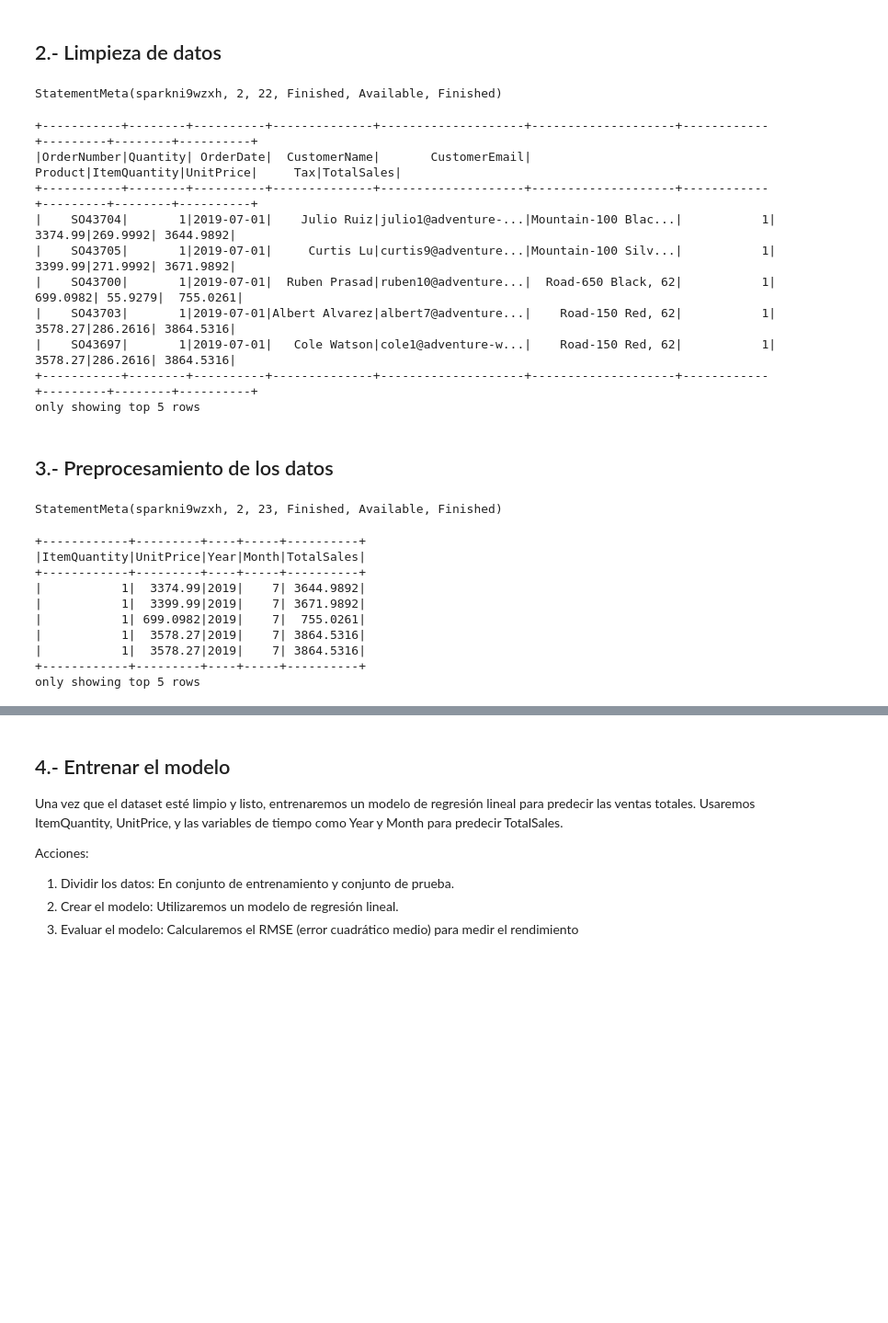
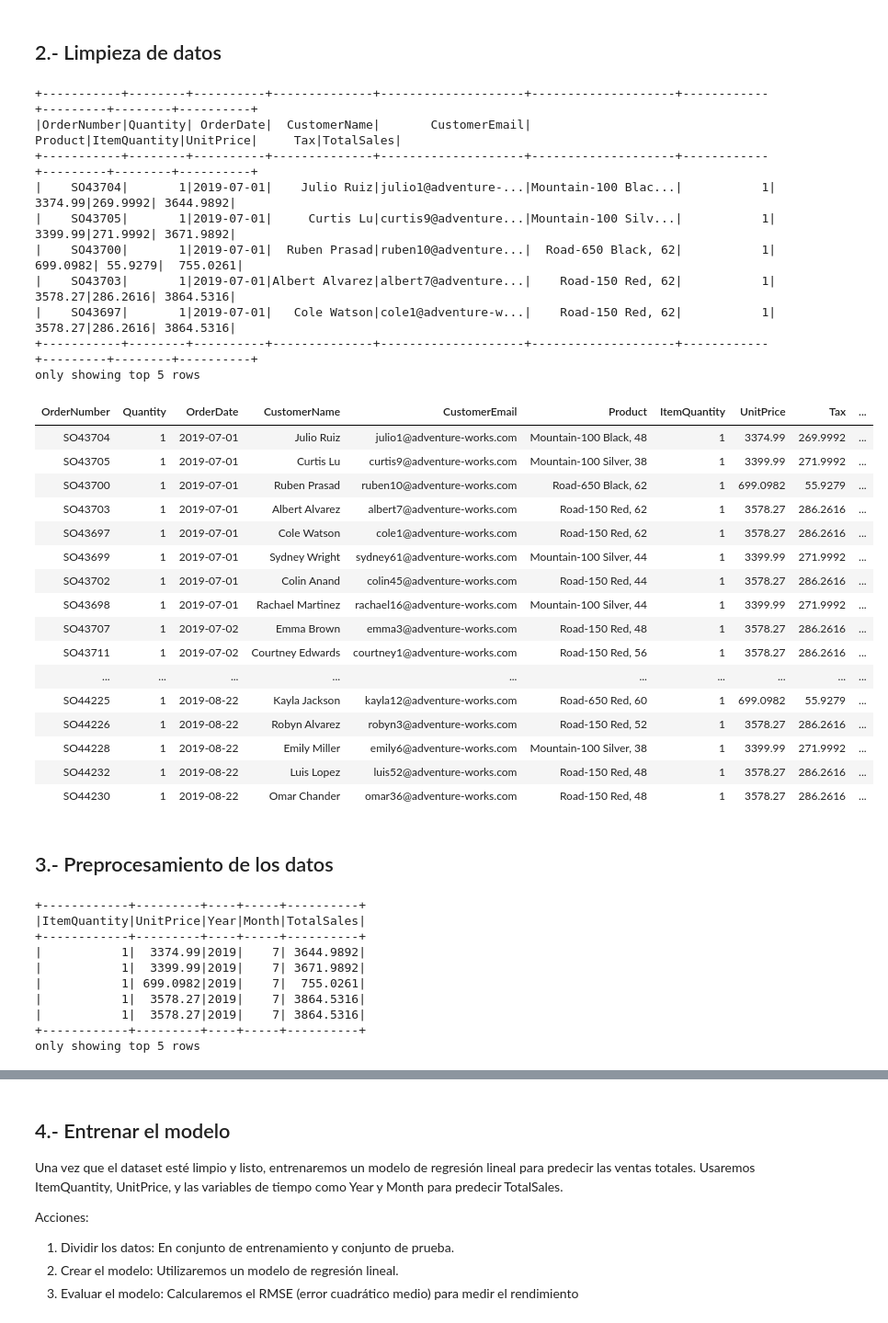
Before and after one commit to carlosalonso99-tajamar/azure-databricks-etl-enviroment, a Jupyter notebook: training-model-databricks.ipynb, the cells around one changed output, grey strips where cells are left out. Shown at 92% size. Saved outputs shown, nothing was run; the diff lists cells and outputs as text; code cells hidden in the pictures; blank space fills up the shorter version.

```diff
--- a/training-model-databricks.ipynb
+++ b/training-model-databricks.ipynb
@@ -7,11 +7,11 @@
 column_names = ["OrderNumber", "Quantity", "OrderDate", "CustomerName", "CustomerEmail", "Product", "ItemQuantity", "UnitPrice", "Tax"]
 # Cargar los datos desde Azure Data Lake Storage o tu contenedor de Synapse
 
-df = ### Aqui cargar df de csv2019
+df = df1 = spark.read.format("csv").option("header", "true").load("dbfs:/FileStore/shared_uploads/carlos.alonso@tajamar365.com/2019.csv")
 
 # Asignar los nombres de columnas correctos
 df = df.toDF(*column_names)
 
 # Mostrar los primeros datos con las columnas correctas
-df.show(5)
+display(df)
 # %% [output]
@@ -31,24 +39,41 @@ only showing top 5 rows
 # %%
 # Convertir fecha a formato adecuado
 df = df.withColumn("OrderDate", df["OrderDate"].cast("date"))
 
 # Crear la columna TotalSales
 from pyspark.sql.functions import col, expr
 
 df = df.withColumn("TotalSales", (col("ItemQuantity") * col("UnitPrice")) + col("Tax"))
 df.show(5)
+display(df)
 # %% [output]
-StatementMeta(sparkni9wzxh, 2, 22, Finished, Available, Finished)
++-----------+--------+----------+--------------+--------------------+--------------------+------------+---------+--------+----------+
+|OrderNumber|Quantity| OrderDate|  CustomerName|       CustomerEmail|             Product|ItemQuantity|UnitPrice|     Tax|TotalSales|
++-----------+--------+----------+--------------+--------------------+--------------------+------------+---------+--------+----------+
+|    SO43704|       1|2019-07-01|    Julio Ruiz|julio1@adventure-...|Mountain-100 Blac...|           1|  3374.99|269.9992| 3644.9892|
+|    SO43705|       1|2019-07-01|     Curtis Lu|curtis9@adventure...|Mountain-100 Silv...|           1|  3399.99|271.9992| 3671.9892|
+|    SO43700|       1|2019-07-01|  Ruben Prasad|ruben10@adventure...|  Road-650 Black, 62|           1| 699.0982| 55.9279|  755.0261|
+|    SO43703|       1|2019-07-01|Albert Alvarez|albert7@adventure...|    Road-150 Red, 62|           1|  3578.27|286.2616| 3864.5316|
+|    SO43697|       1|2019-07-01|   Cole Watson|cole1@adventure-w...|    Road-150 Red, 62|           1|  3578.27|286.2616| 3864.5316|
++-----------+--------+----------+--------------+--------------------+--------------------+------------+---------+--------+----------+
+only showing top 5 rows
-+-----------+--------+----------+--------------+--------------------+--------------------+------------+---------+--------+----------+
-|OrderNumber|Quantity| OrderDate|  CustomerName|       CustomerEmail|             Product|ItemQuantity|UnitPrice|     Tax|TotalSales|
-+-----------+--------+----------+--------------+--------------------+--------------------+------------+---------+--------+----------+
-|    SO43704|       1|2019-07-01|    Julio Ruiz|julio1@adventure-...|Mountain-100 Blac...|           1|  3374.99|269.9992| 3644.9892|
-|    SO43705|       1|2019-07-01|     Curtis Lu|curtis9@adventure...|Mountain-100 Silv...|           1|  3399.99|271.9992| 3671.9892|
-|    SO43700|       1|2019-07-01|  Ruben Prasad|ruben10@adventure...|  Road-650 Black, 62|           1| 699.0982| 55.9279|  755.0261|
-|    SO43703|       1|2019-07-01|Albert Alvarez|albert7@adventure...|    Road-150 Red, 62|           1|  3578.27|286.2616| 3864.5316|
-|    SO43697|       1|2019-07-01|   Cole Watson|cole1@adventure-w...|    Road-150 Red, 62|           1|  3578.27|286.2616| 3864.5316|
-+-----------+--------+----------+--------------+--------------------+--------------------+------------+---------+--------+----------+
-only showing top 5 rows
+| OrderNumber | Quantity | OrderDate | CustomerName | CustomerEmail | Product | ItemQuantity | UnitPrice | Tax | ... |
+| SO43704 | 1 | 2019-07-01 | Julio Ruiz | julio1@adventure-works.com | Mountain-100 Black, 48 | 1 | 3374.99 | 269.9992 | ... |
+| SO43705 | 1 | 2019-07-01 | Curtis Lu | curtis9@adventure-works.com | Mountain-100 Silver, 38 | 1 | 3399.99 | 271.9992 | ... |
+| SO43700 | 1 | 2019-07-01 | Ruben Prasad | ruben10@adventure-works.com | Road-650 Black, 62 | 1 | 699.0982 | 55.9279 | ... |
+| SO43703 | 1 | 2019-07-01 | Albert Alvarez | albert7@adventure-works.com | Road-150 Red, 62 | 1 | 3578.27 | 286.2616 | ... |
+| SO43697 | 1 | 2019-07-01 | Cole Watson | cole1@adventure-works.com | Road-150 Red, 62 | 1 | 3578.27 | 286.2616 | ... |
+| SO43699 | 1 | 2019-07-01 | Sydney Wright | sydney61@adventure-works.com | Mountain-100 Silver, 44 | 1 | 3399.99 | 271.9992 | ... |
+| SO43702 | 1 | 2019-07-01 | Colin Anand | colin45@adventure-works.com | Road-150 Red, 44 | 1 | 3578.27 | 286.2616 | ... |
+| SO43698 | 1 | 2019-07-01 | Rachael Martinez | rachael16@adventure-works.com | Mountain-100 Silver, 44 | 1 | 3399.99 | 271.9992 | ... |
+| SO43707 | 1 | 2019-07-02 | Emma Brown | emma3@adventure-works.com | Road-150 Red, 48 | 1 | 3578.27 | 286.2616 | ... |
+| SO43711 | 1 | 2019-07-02 | Courtney Edwards | courtney1@adventure-works.com | Road-150 Red, 56 | 1 | 3578.27 | 286.2616 | ... |
+| ... | ... | ... | ... | ... | ... | ... | ... | ... | ... |
+| SO44225 | 1 | 2019-08-22 | Kayla Jackson | kayla12@adventure-works.com | Road-650 Red, 60 | 1 | 699.0982 | 55.9279 | ... |
+| SO44226 | 1 | 2019-08-22 | Robyn Alvarez | robyn3@adventure-works.com | Road-150 Red, 52 | 1 | 3578.27 | 286.2616 | ... |
+| SO44228 | 1 | 2019-08-22 | Emily Miller | emily6@adventure-works.com | Mountain-100 Silver, 38 | 1 | 3399.99 | 271.9992 | ... |
+| SO44232 | 1 | 2019-08-22 | Luis Lopez | luis52@adventure-works.com | Road-150 Red, 48 | 1 | 3578.27 | 286.2616 | ... |
+| SO44230 | 1 | 2019-08-22 | Omar Chander | omar36@adventure-works.com | Road-150 Red, 48 | 1 | 3578.27 | 286.2616 | ... |
 # %% [markdown]
 ## 3.- Preprocesamiento de los datos
 # %%
@@ -66,14 +91,13 @@ df = df.select("ItemQuantity", "UnitPrice", "Year", "Month", "TotalSales")
 # Mostrar los primeros resultados después de la transformación
 df.show(5)
 # %% [output]
-StatementMeta(sparkni9wzxh, 2, 23, Finished, Available, Finished)
++------------+---------+----+-----+----------+
+|ItemQuantity|UnitPrice|Year|Month|TotalSales|
++------------+---------+----+-----+----------+
+|           1|  3374.99|2019|    7| 3644.9892|
+|           1|  3399.99|2019|    7| 3671.9892|
+|           1| 699.0982|2019|    7|  755.0261|
+|           1|  3578.27|2019|    7| 3864.5316|
+|           1|  3578.27|2019|    7| 3864.5316|
++------------+---------+----+-----+----------+
+only showing top 5 rows
-+------------+---------+----+-----+----------+
-|ItemQuantity|UnitPrice|Year|Month|TotalSales|
-+------------+---------+----+-----+----------+
-|           1|  3374.99|2019|    7| 3644.9892|
-|           1|  3399.99|2019|    7| 3671.9892|
-|           1| 699.0982|2019|    7|  755.0261|
-|           1|  3578.27|2019|    7| 3864.5316|
-|           1|  3578.27|2019|    7| 3864.5316|
-+------------+---------+----+-----+----------+
-only showing top 5 rows
```
Also changed, not shown: parts of 10 cells of this notebook.
